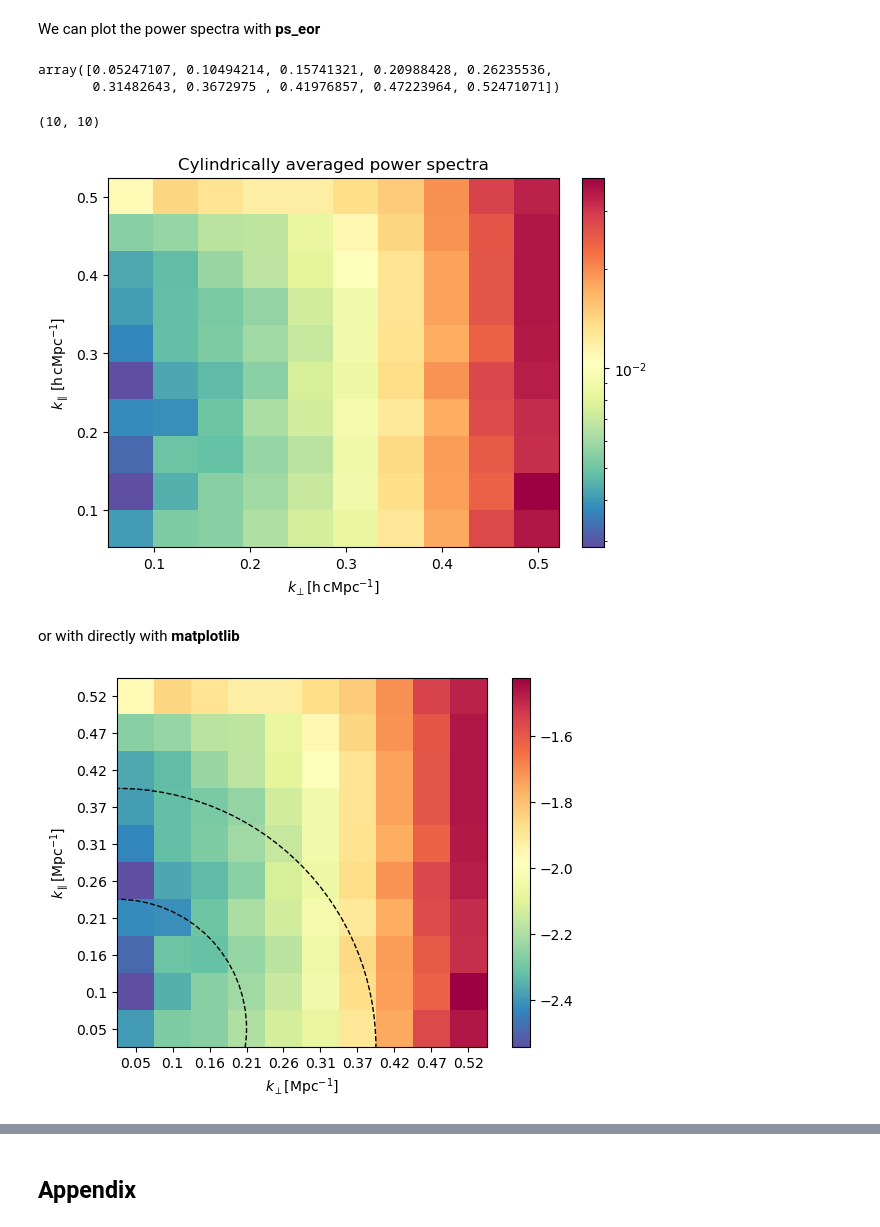
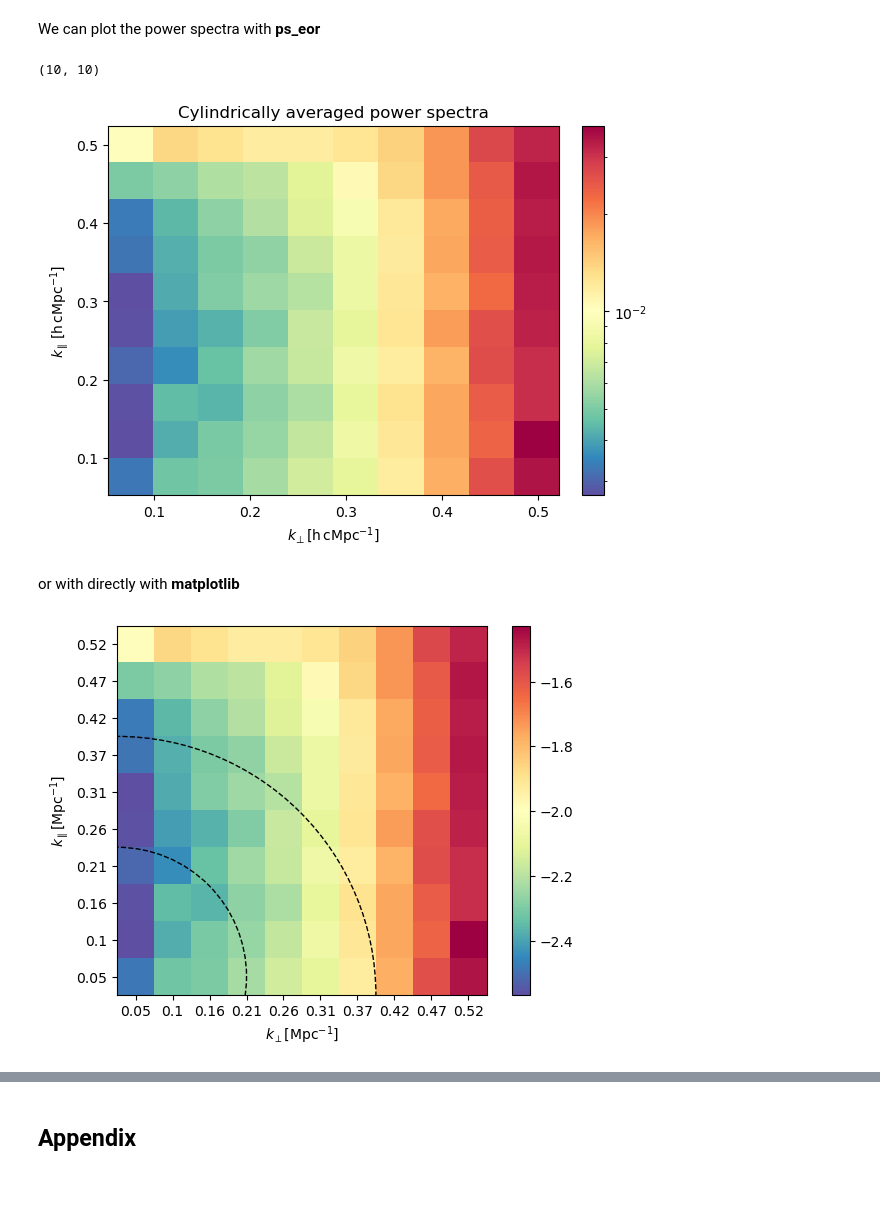
Before and after one commit to espsrc/FOREGROUNDS-FRIENDS, a Jupyter notebook: PS estimation with ps_eor.ipynb, the cells around one changed output, grey strips where cells are left out. Cells and saved outputs as stored; diff of their text form; code cells hidden in the pictures; blank space fills up the shorter version.

```diff
--- a/PS estimation with ps_eor.ipynb
+++ b/PS estimation with ps_eor.ipynb
@@ -98,8 +101,8 @@ min_b = 13.269
 max_b = 26015.5
 # %%
 #time in seconds?
-data_cube = datacube.CartDataCube.load_from_fits_image_and_psf([path+image_w],
-            [path+psf_w], min_b, max_b, np.deg2rad(4),
+data_cube = datacube.CartDataCube.load_from_fits_image_and_psf([path+image_n],
+            [path+psf_n], min_b, max_b, np.deg2rad(4),
                     use_wscnormf=False, int_time=10, total_time=4*3600)
 # %% [output]
  Progress: 1 / 1 (Total: 0.00 s)
@@ -152,22 +155,17 @@ Finally, we calculate the Cylindrical PS with `pspec.PowerSpectraCart().get_ps2d
 - Transform weights to delays
 - calculate PS (Appendix C)
 # %%
-ps2d = ps_gen.get_ps2d(data_cube, weighted='uniform')
+ps2d = ps_gen.get_ps2d(data_cube, weighted='default')
 # %% [markdown]
 We can plot the power spectra with **ps_eor**
-# %%
-ps2d.k_par
-# %% [output]
-array([0.05247107, 0.10494214, 0.15741321, 0.20988428, 0.26235536,
-       0.31482643, 0.3672975 , 0.41976857, 0.47223964, 0.52471071])
 # %%
 ps2d.plot(title='Cylindrically averaged power spectra', cmap='Spectral_r')
 #plt.savefig('ps2d.pdf')
-#ps2d.save_to_txt('ps2d.txt')
+ps2d.save_to_txt('ps2d.txt')
 print(ps2d.data.shape)
 # %% [output]
 (10, 10)
-[figure, old version]
+[figure, new version]
 # %% [markdown]
 or with directly with **matplotlib**
 # %%
@@ -186,4 +184,4 @@ circ2 = plt.Circle((-0.5,-0.5), 7, fill=False, linestyle='--')
 ax.add_patch(circ1)
 ax.add_patch(circ2);
 # %% [output]
-[figure, old version]
+[figure, new version]
```
Also changed, not shown: parts of 14 cells of this notebook.
